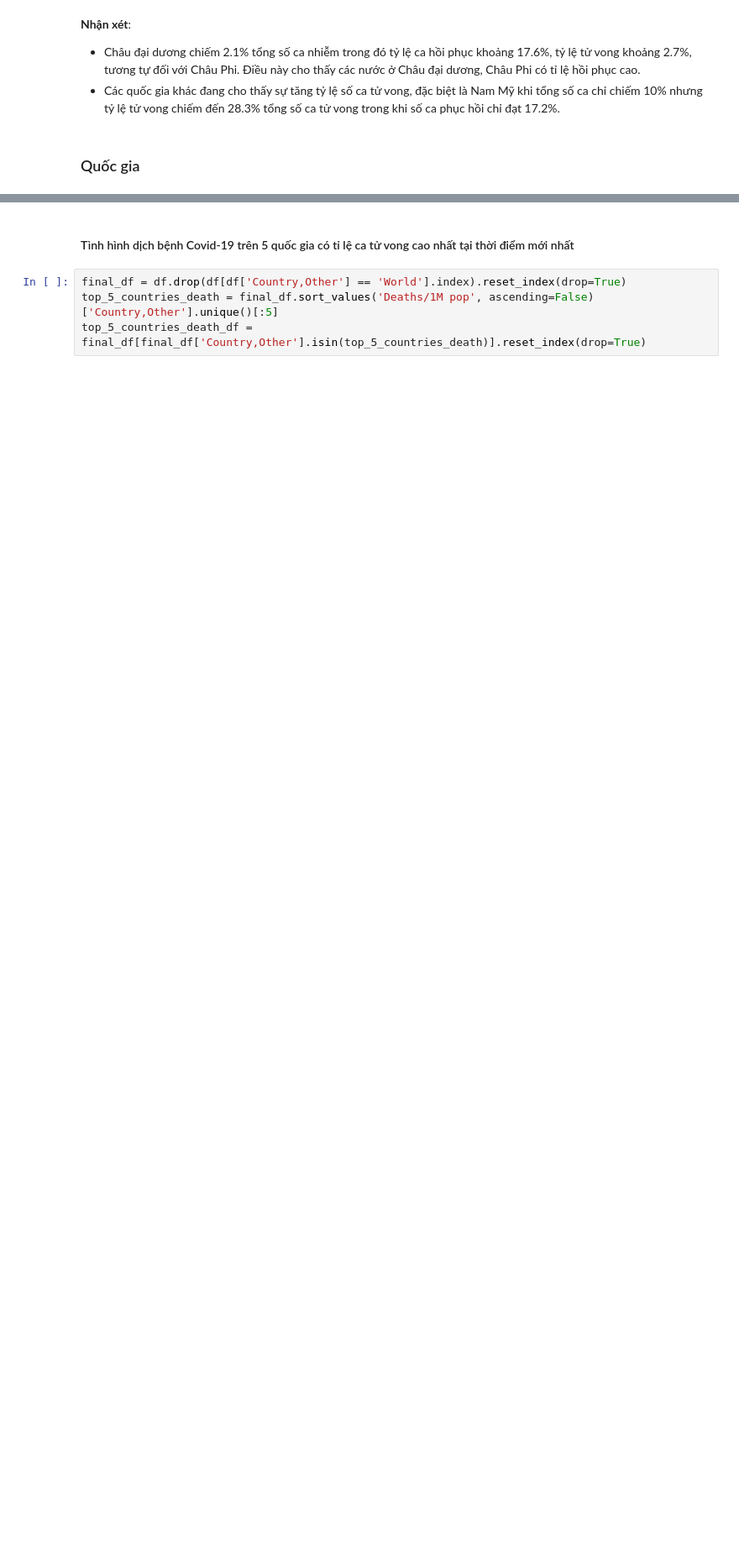
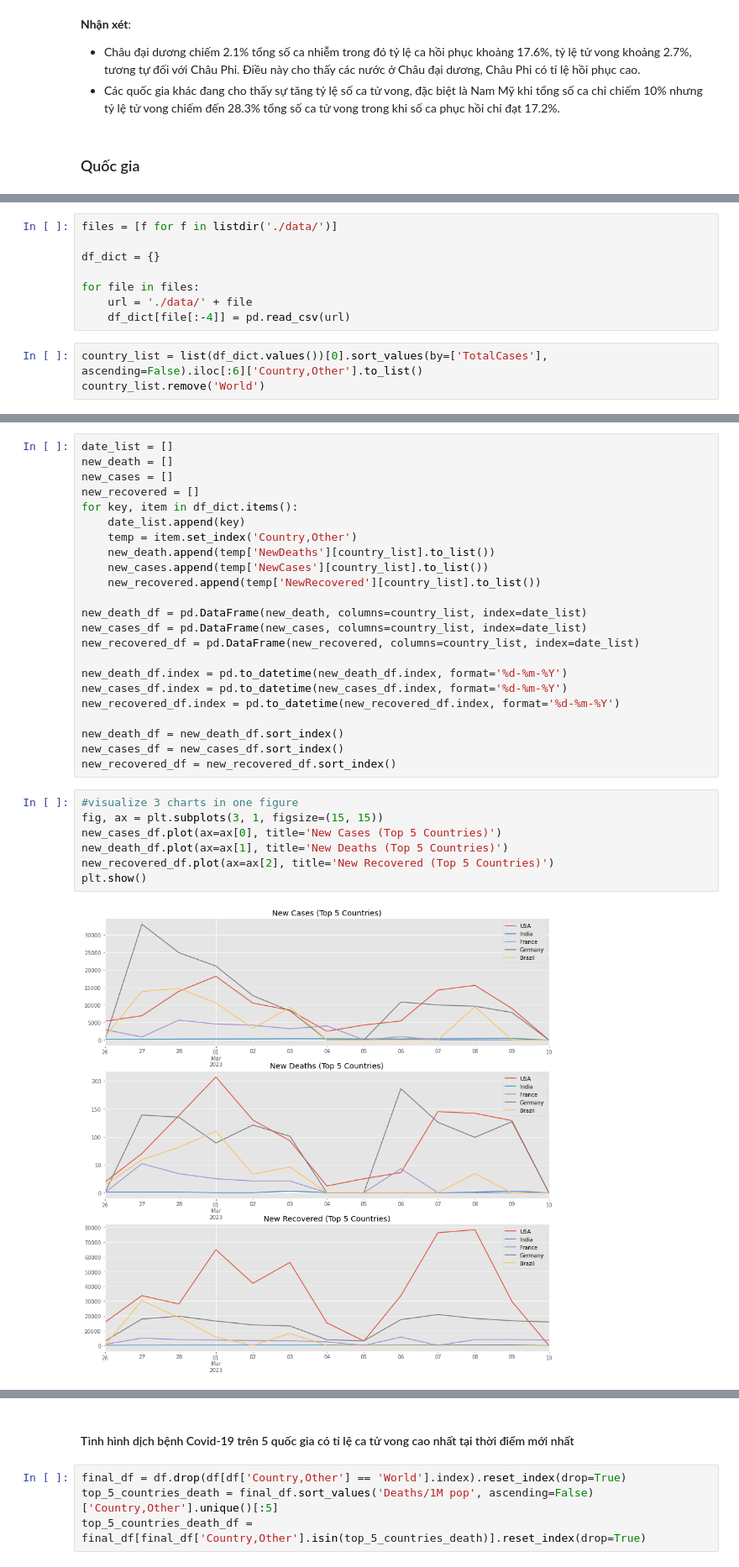
Before and after one commit to vntan/Covid-19-Analysis, a Jupyter notebook: Lab01.ipynb, the cells around one changed output, grey strips where cells are left out. Shown at 84% size. Drawn from its saved outputs; the diff is of its cells as text; blank space fills up the shorter version.

```diff
--- a/Lab01.ipynb
+++ b/Lab01.ipynb
@@ -363,0 +373,11 @@ fig.tight_layout()
+# %%
+files = [f for f in listdir('./data/')]
+
+df_dict = {}
+
+for file in files:
+    url = './data/' + file
+    df_dict[file[:-4]] = pd.read_csv(url)
+# %%
+country_list = list(df_dict.values())[0].sort_values(by=['TotalCases'], ascending=False).iloc[:6]['Country,Other'].to_list()
+country_list.remove('World')
@@ -363,0 +388,32 @@ fig.tight_layout()
+# %%
+date_list = []
+new_death = []
+new_cases = []
+new_recovered = []
+for key, item in df_dict.items():
+    date_list.append(key)
+    temp = item.set_index('Country,Other')
+    new_death.append(temp['NewDeaths'][country_list].to_list())
+    new_cases.append(temp['NewCases'][country_list].to_list())
+    new_recovered.append(temp['NewRecovered'][country_list].to_list())
+
+new_death_df = pd.DataFrame(new_death, columns=country_list, index=date_list)
+new_cases_df = pd.DataFrame(new_cases, columns=country_list, index=date_list)
+new_recovered_df = pd.DataFrame(new_recovered, columns=country_list, index=date_list)
+
+new_death_df.index = pd.to_datetime(new_death_df.index, format='%d-%m-%Y')
+new_cases_df.index = pd.to_datetime(new_cases_df.index, format='%d-%m-%Y')
+new_recovered_df.index = pd.to_datetime(new_recovered_df.index, format='%d-%m-%Y')
+
+new_death_df = new_death_df.sort_index()
+new_cases_df = new_cases_df.sort_index()
+new_recovered_df = new_recovered_df.sort_index()
+# %%
+#visualize 3 charts in one figure
+fig, ax = plt.subplots(3, 1, figsize=(15, 15))
+new_cases_df.plot(ax=ax[0], title='New Cases (Top 5 Countries)')
+new_death_df.plot(ax=ax[1], title='New Deaths (Top 5 Countries)')
+new_recovered_df.plot(ax=ax[2], title='New Recovered (Top 5 Countries)')
+plt.show()
+# %% [output]
+[figure, added]
```
Also changed, not shown: parts of 22 cells of this notebook.
